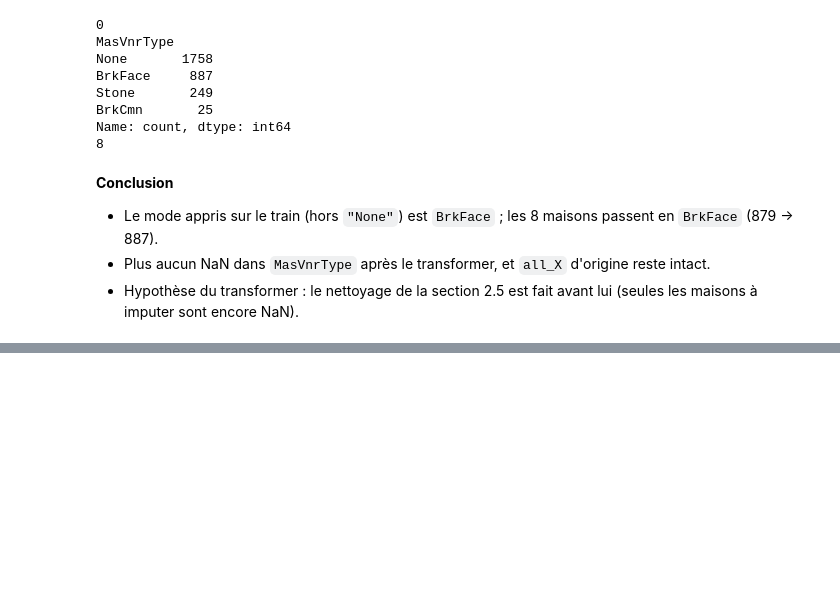
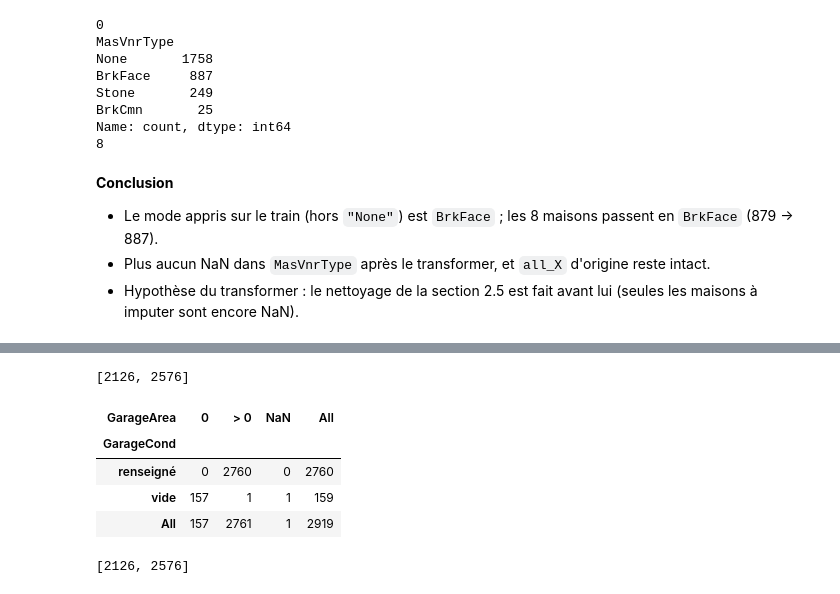
Before and after one commit to raybelpro77git/kaggle-house-prices, a Jupyter notebook: notebooks/01_eda.ipynb, the cells around one changed output, grey strips where cells are left out. Drawn from its saved outputs; the diff is of its cells as text; code cells hidden in the pictures; blank space fills up the shorter version.

```diff
--- a/notebooks/01_eda.ipynb
+++ b/notebooks/01_eda.ipynb
@@ -590,0 +660,27 @@ Name: count, dtype: int64
+# %%
+# Garages existants (surface > 0 ou inconnue) sans qualité
+masque = (
+    ((all_X["GarageArea"] > 0) | (all_X["GarageArea"].isna()))
+    & (all_X["GarageQual"].isna())
+)
+all_X.loc[masque, "GarageQual"].index.tolist()
+# %% [output]
+[2126, 2576]
+# %%
+# Test de cohérence GarageCond × GarageArea
+coherence(all_X, "GarageCond", "GarageArea")
+# %% [output]
+| GarageArea | 0 | > 0 | NaN | All |
+| GarageCond |  |  |  |  |
+| renseigné | 0 | 2760 | 0 | 2760 |
+| vide | 157 | 1 | 1 | 159 |
+| All | 157 | 2761 | 1 | 2919 |
+# %%
+# Garages existants (surface > 0 ou inconnue) sans état
+masque = (
+    ((all_X["GarageArea"] > 0) | (all_X["GarageArea"].isna()))
+    & (all_X["GarageCond"].isna())
+)
+all_X.loc[masque, "GarageCond"].index.tolist()
+# %% [output]
+[2126, 2576]
```
Also changed, not shown: parts of 51 cells of this notebook.
